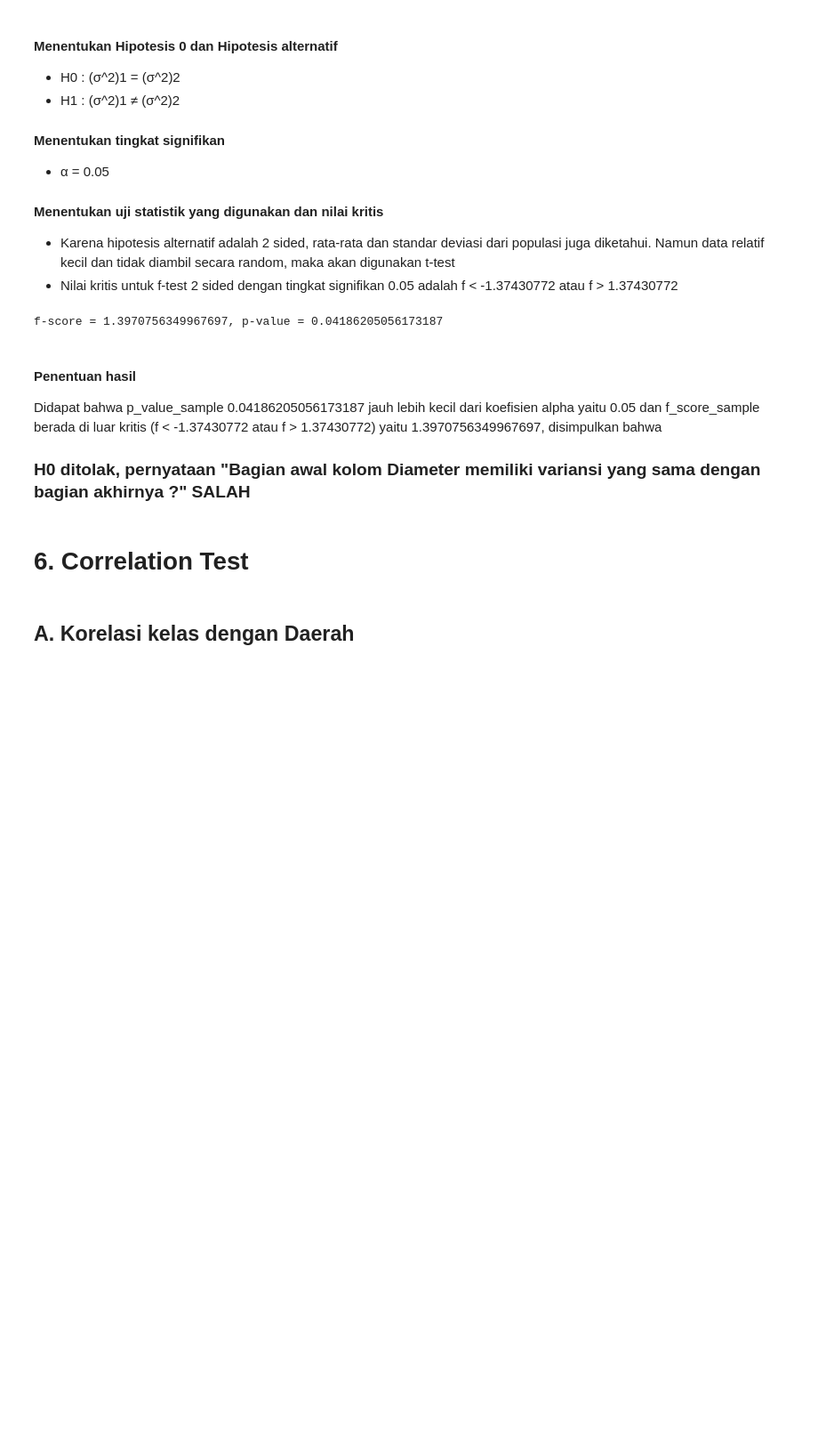
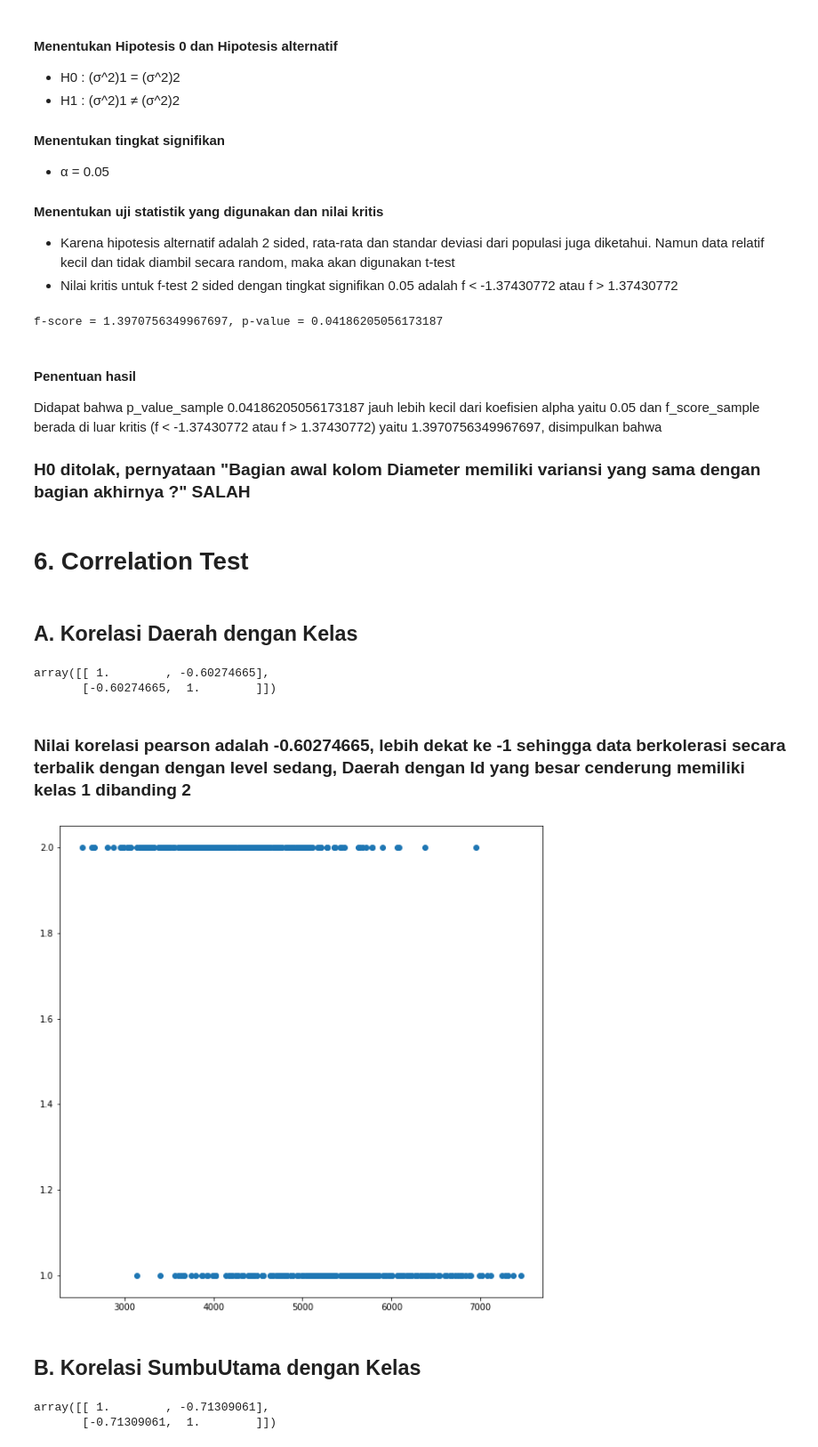
Before and after one commit to chrslex/TubesProbstat, a Jupyter notebook: Tubes keknya sih.ipynb, the cells around one changed output. Shown at 89% size. Cells and saved outputs as stored; diff of their text form; code cells hidden in the pictures; blank space fills up the shorter version.

```diff
--- a/Tubes keknya sih.ipynb
+++ b/Tubes keknya sih.ipynb
@@ -869,5 +869,31 @@ dan f_score_sample berada di luar kritis (f < -1.37430772 atau f > 1.37430772) y
 ### H0 ditolak, pernyataan "Bagian awal kolom Diameter memiliki variansi yang sama dengan bagian akhirnya ?" SALAH
 # %% [markdown]
 # 6. Correlation Test
+# %%
+target = data["Kelas"]
 # %% [markdown]
-## A. Korelasi kelas dengan Daerah
+## A. Korelasi Daerah dengan Kelas
+# %%
+test = data["Daerah"]
+matrix_coef = np.corrcoef(test, target)
+matrix_coef
+# %% [output]
+array([[ 1.        , -0.60274665],
+       [-0.60274665,  1.        ]])
+# %% [markdown]
+### Nilai korelasi pearson adalah -0.60274665, lebih dekat ke -1 sehingga data berkolerasi secara terbalik dengan dengan level sedang, Daerah dengan Id yang besar cenderung memiliki kelas 1 dibanding 2
+# %%
+plt.figure(figsize=(10,10))
+plt.scatter(test, target)
+plt.show()
+# %% [output]
+[figure, added]
+# %% [markdown]
+## B. Korelasi SumbuUtama dengan Kelas
+# %%
+test = data["SumbuUtama"]
+matrix_coef = np.corrcoef(test, target)
+matrix_coef
+# %% [output]
+array([[ 1.        , -0.71309061],
+       [-0.71309061,  1.        ]])
```
Also changed, not shown: parts of 30 cells of this notebook.
